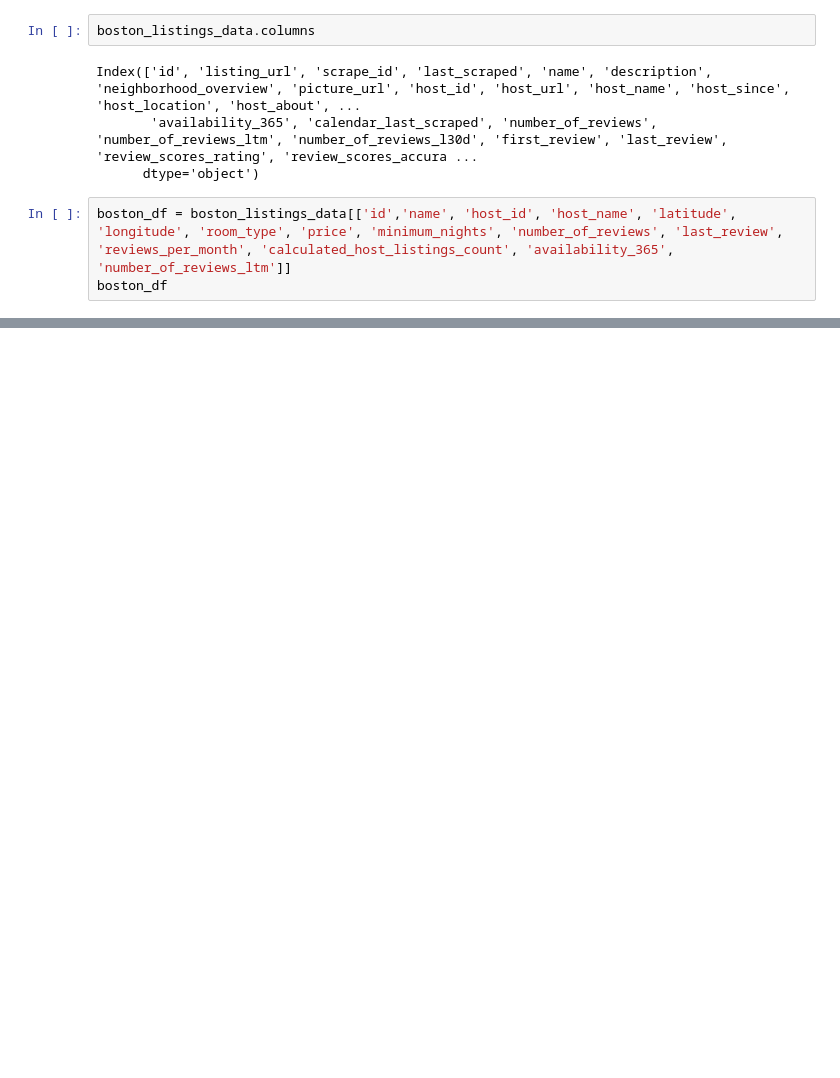
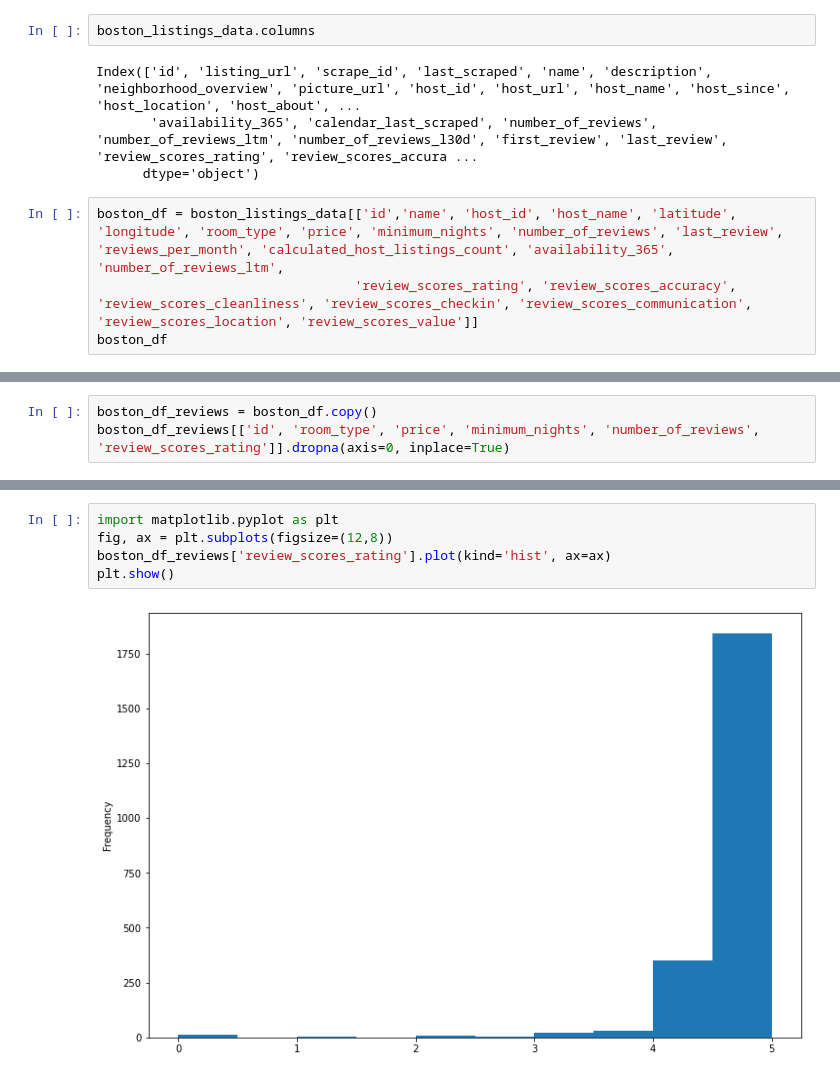
Before and after one commit to bme3412/Python, a Jupyter notebook: Projects/Airbnb/Airbnb Exploration - Boston.ipynb, the cells around one changed output, grey strips where cells are left out. Drawn from its saved outputs; the diff is of its cells as text; blank space fills up the shorter version.

```diff
--- a/Projects/Airbnb/Airbnb Exploration - Boston.ipynb
+++ b/Projects/Airbnb/Airbnb Exploration - Boston.ipynb
@@ -38,7 +39,8 @@ Index(['id', 'listing_url', 'scrape_id', 'last_scraped', 'name', 'description',
        'availability_365', 'calendar_last_scraped', 'number_of_reviews', 'number_of_reviews_ltm', 'number_of_reviews_l30d', 'first_review', 'last_review', 'review_scores_rating', 'review_scores_accura ...
       dtype='object')
 # %%
-boston_df = boston_listings_data[['id','name', 'host_id', 'host_name', 'latitude', 'longitude', 'room_type', 'price', 'minimum_nights', 'number_of_reviews', 'last_review', 'reviews_per_month', 'calculated_host_listings_count', 'availability_365', 'number_of_reviews_ltm']]
+boston_df = boston_listings_data[['id','name', 'host_id', 'host_name', 'latitude', 'longitude', 'room_type', 'price', 'minimum_nights', 'number_of_reviews', 'last_review', 'reviews_per_month', 'calculated_host_listings_count', 'availability_365', 'number_of_reviews_ltm',
+                                 'review_scores_rating', 'review_scores_accuracy', 'review_scores_cleanliness', 'review_scores_checkin', 'review_scores_communication', 'review_scores_location', 'review_scores_value']]
 boston_df
 # %% [output]
 See Full Dataframe in Mito
@@ -59,3 +61,6 @@ See Full Dataframe in Mito
 | 3018 | 51807244 | A home you will love | 1 BR in Bo... | 368944610 | Carolyn | 42.346000 | -71.065110 | Entire home/apt | $295.00 | 91 | ... |
 | 3019 | 51807250 | A home you will love | 1 BR in Bo... | 368944610 | Carolyn | 42.344750 | -71.064270 | Entire home/apt | $302.00 | 91 | ... |
 | 3020 | 51807265 | A home you will love | Studio in ... | 368944610 | Carolyn | 42.345960 | -71.064580 | Entire home/apt | $272.00 | 91 | ... |
+# %%
+boston_df_reviews = boston_df.copy()
+boston_df_reviews[['id', 'room_type', 'price', 'minimum_nights', 'number_of_reviews', 'review_scores_rating']].dropna(axis=0, inplace=True)
@@ -61,0 +91,7 @@ See Full Dataframe in Mito
+# %%
+import matplotlib.pyplot as plt
+fig, ax = plt.subplots(figsize=(12,8))
+boston_df_reviews['review_scores_rating'].plot(kind='hist', ax=ax)
+plt.show()
+# %% [output]
+[figure, added]
```
Also changed, not shown: parts of 5 cells of this notebook.
